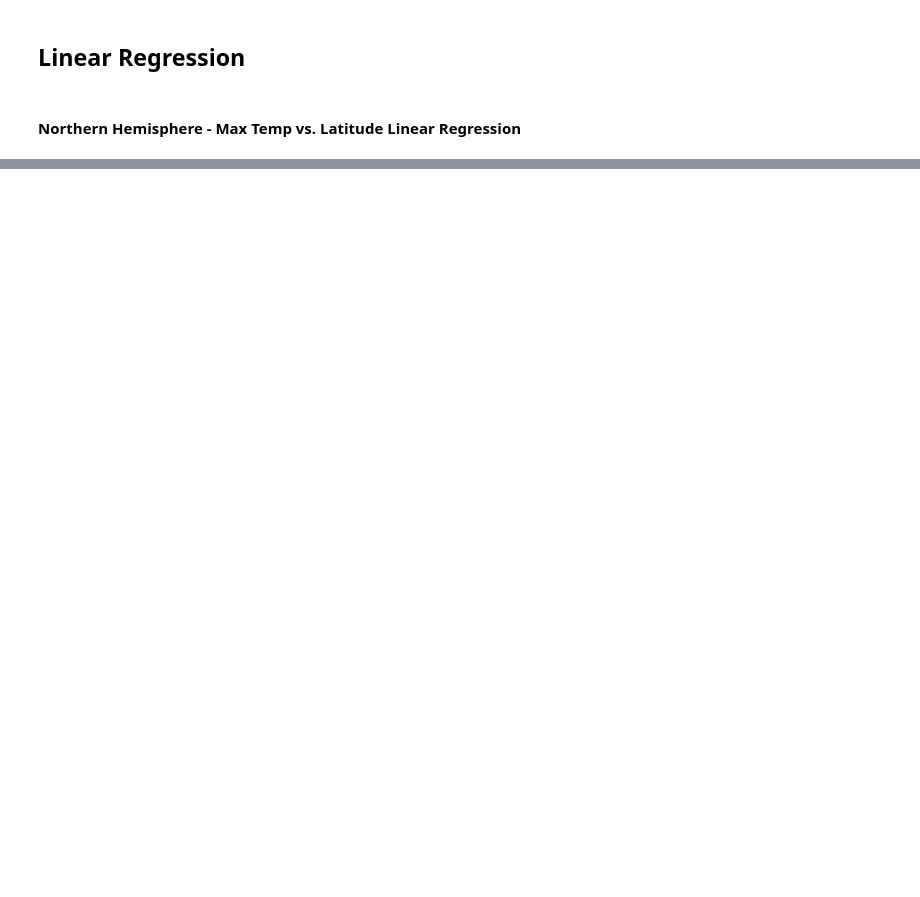
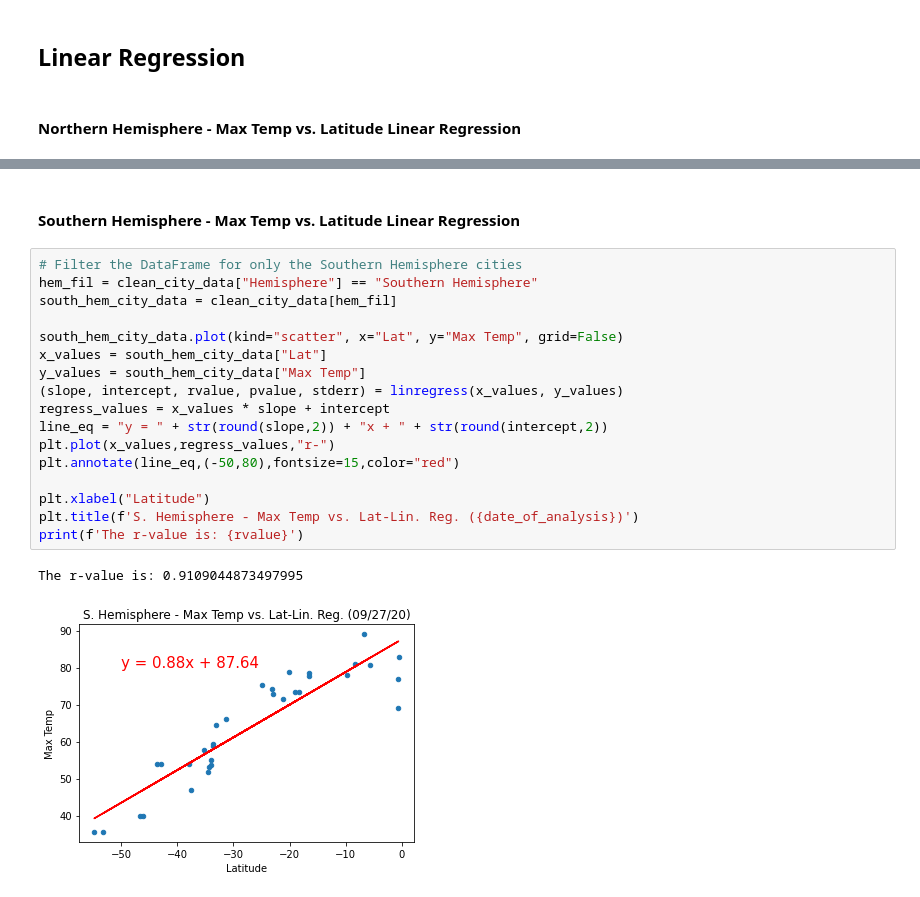
Before and after one commit to jbski/python-api-challenge, a Jupyter notebook: WeatherPy/WeatherPy.ipynb, the cells around one changed output, grey strips where cells are left out. Cells and saved outputs as stored; diff of their text form; blank space fills up the shorter version.

```diff
--- a/WeatherPy/WeatherPy.ipynb
+++ b/WeatherPy/WeatherPy.ipynb
@@ -212,0 +234,22 @@ Text(0.5, 0, 'Latitude')
+# %% [markdown]
+####  Southern Hemisphere - Max Temp vs. Latitude Linear Regression
+# %%
+# Filter the DataFrame for only the Southern Hemisphere cities
+hem_fil = clean_city_data["Hemisphere"] == "Southern Hemisphere"
+south_hem_city_data = clean_city_data[hem_fil]
+
+south_hem_city_data.plot(kind="scatter", x="Lat", y="Max Temp", grid=False)
+x_values = south_hem_city_data["Lat"]
+y_values = south_hem_city_data["Max Temp"]
+(slope, intercept, rvalue, pvalue, stderr) = linregress(x_values, y_values)
+regress_values = x_values * slope + intercept
+line_eq = "y = " + str(round(slope,2)) + "x + " + str(round(intercept,2))
+plt.plot(x_values,regress_values,"r-")
+plt.annotate(line_eq,(-50,80),fontsize=15,color="red")
+
+plt.xlabel("Latitude")
+plt.title(f'S. Hemisphere - Max Temp vs. Lat-Lin. Reg. ({date_of_analysis})')
+print(f'The r-value is: {rvalue}')
+# %% [output]
+The r-value is: 0.9109044873497995
+[figure, added]
```
Also changed, not shown: parts of 9 cells of this notebook, 1 other file.
